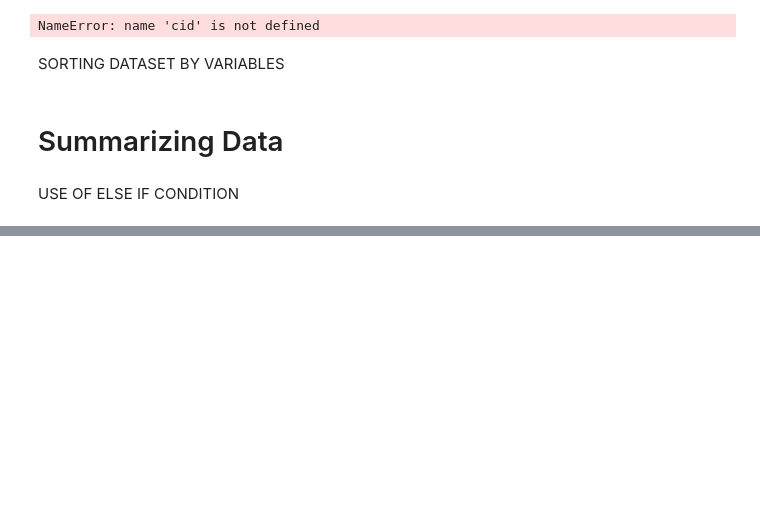
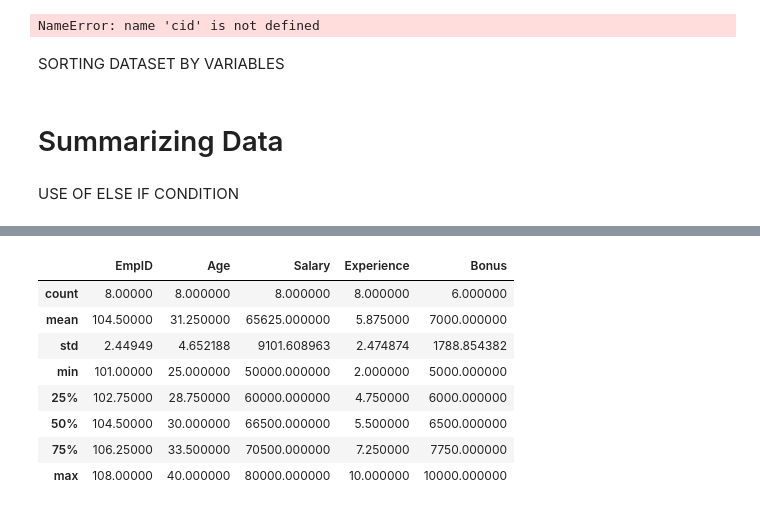
Before and after one commit to rramanswain2001/Python-code, a Jupyter notebook: data analysis with pandas.ipynb, the cells around one changed output, grey strips where cells are left out. Drawn from its saved outputs; the diff is of its cells as text; code cells hidden in the pictures; blank space fills up the shorter version.

```diff
--- a/data analysis with pandas.ipynb
+++ b/data analysis with pandas.ipynb
@@ -1807,0 +1862,13 @@ df.isnull()
+# %%
+# 14.Use .describe() method.
+df.describe()
+# %% [output]
+|  | EmpID | Age | Salary | Experience | Bonus |
+| count | 8.00000 | 8.000000 | 8.000000 | 8.000000 | 6.000000 |
+| mean | 104.50000 | 31.250000 | 65625.000000 | 5.875000 | 7000.000000 |
+| std | 2.44949 | 4.652188 | 9101.608963 | 2.474874 | 1788.854382 |
+| min | 101.00000 | 25.000000 | 50000.000000 | 2.000000 | 5000.000000 |
+| 25% | 102.75000 | 28.750000 | 60000.000000 | 4.750000 | 6000.000000 |
+| 50% | 104.50000 | 30.000000 | 66500.000000 | 5.500000 | 6500.000000 |
+| 75% | 106.25000 | 33.500000 | 70500.000000 | 7.250000 | 7750.000000 |
+| max | 108.00000 | 40.000000 | 80000.000000 | 10.000000 | 10000.000000 |
```
Also changed, not shown: parts of 69 cells of this notebook, 1 other file.
